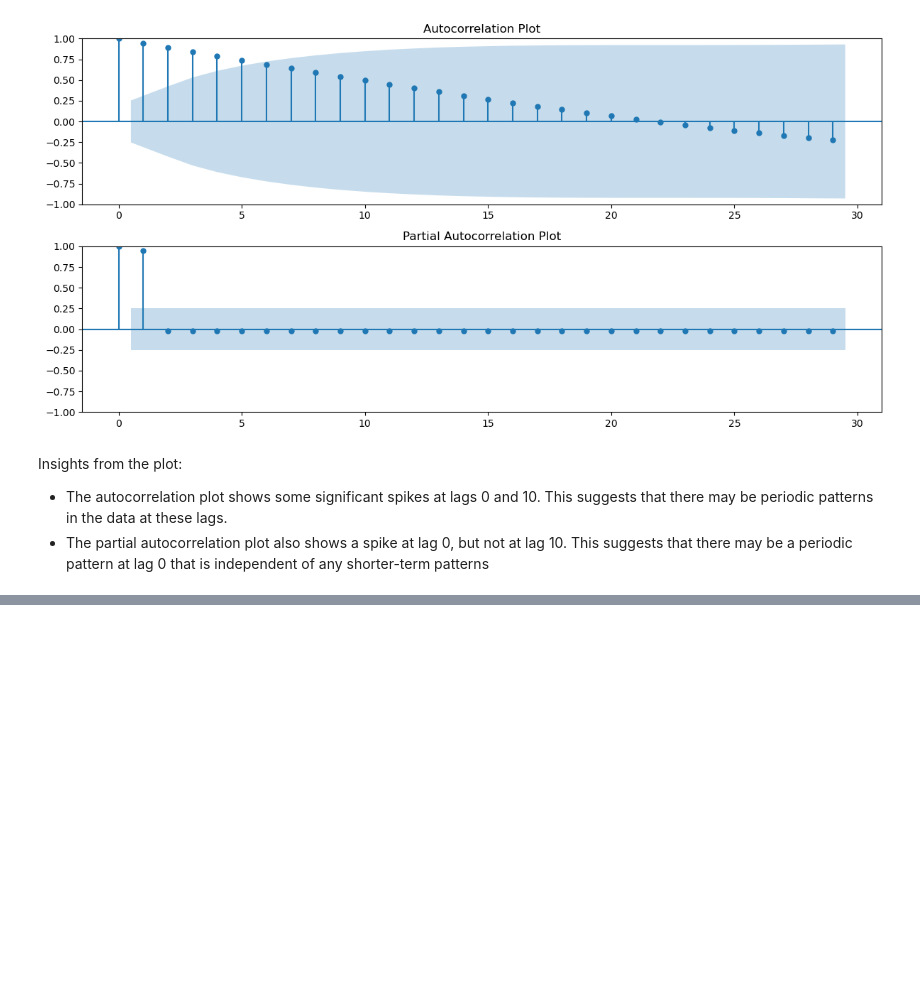
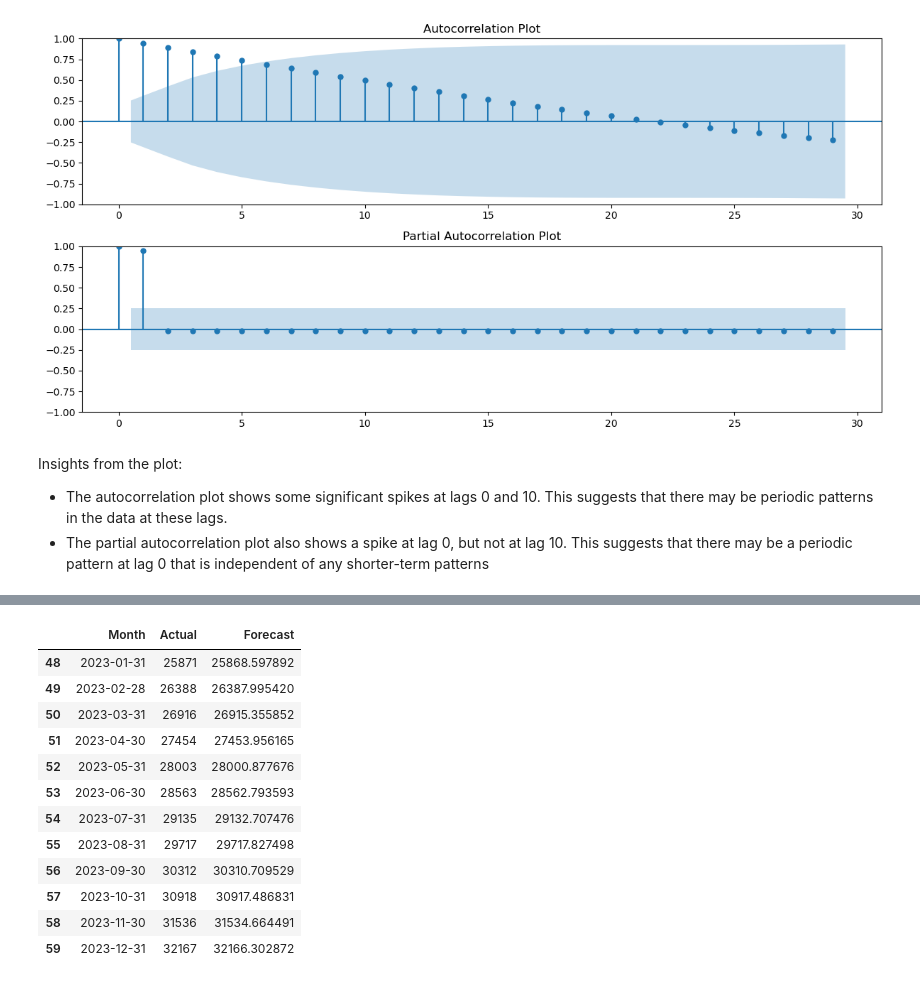
Before and after one commit to Gabriel-Dee/Revenue-Maximization-Credable, a Jupyter notebook: Revenue_maximization.ipynb, the cells around one changed output, grey strips where cells are left out. Cells and saved outputs as stored; diff of their text form; code cells hidden in the pictures; blank space fills up the shorter version.

```diff
--- a/Revenue_maximization.ipynb
+++ b/Revenue_maximization.ipynb
@@ -214,0 +260,20 @@ Insights from the plot:
+# %%
+# Create a DataFrame for actual and forecasted values
+forecast_df = pd.DataFrame({'Month': test['Month'], 'Actual': test['Volume (units)'], 'Forecast': forecasts})
+
+# Print the DataFrame
+forecast_df
+# %% [output]
+|  | Month | Actual | Forecast |
+| 48 | 2023-01-31 | 25871 | 25868.597892 |
+| 49 | 2023-02-28 | 26388 | 26387.995420 |
+| 50 | 2023-03-31 | 26916 | 26915.355852 |
+| 51 | 2023-04-30 | 27454 | 27453.956165 |
+| 52 | 2023-05-31 | 28003 | 28000.877676 |
+| 53 | 2023-06-30 | 28563 | 28562.793593 |
+| 54 | 2023-07-31 | 29135 | 29132.707476 |
+| 55 | 2023-08-31 | 29717 | 29717.827498 |
+| 56 | 2023-09-30 | 30312 | 30310.709529 |
+| 57 | 2023-10-31 | 30918 | 30917.486831 |
+| 58 | 2023-11-30 | 31536 | 31534.664491 |
+| 59 | 2023-12-31 | 32167 | 32166.302872 |
```
Also changed, not shown: parts of 12 cells of this notebook.
